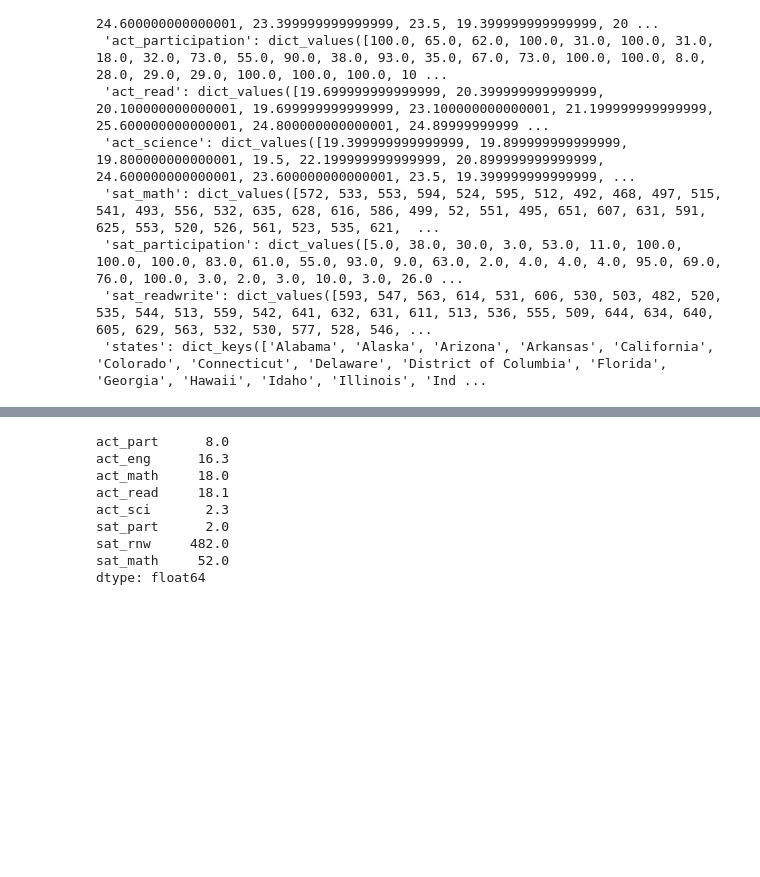
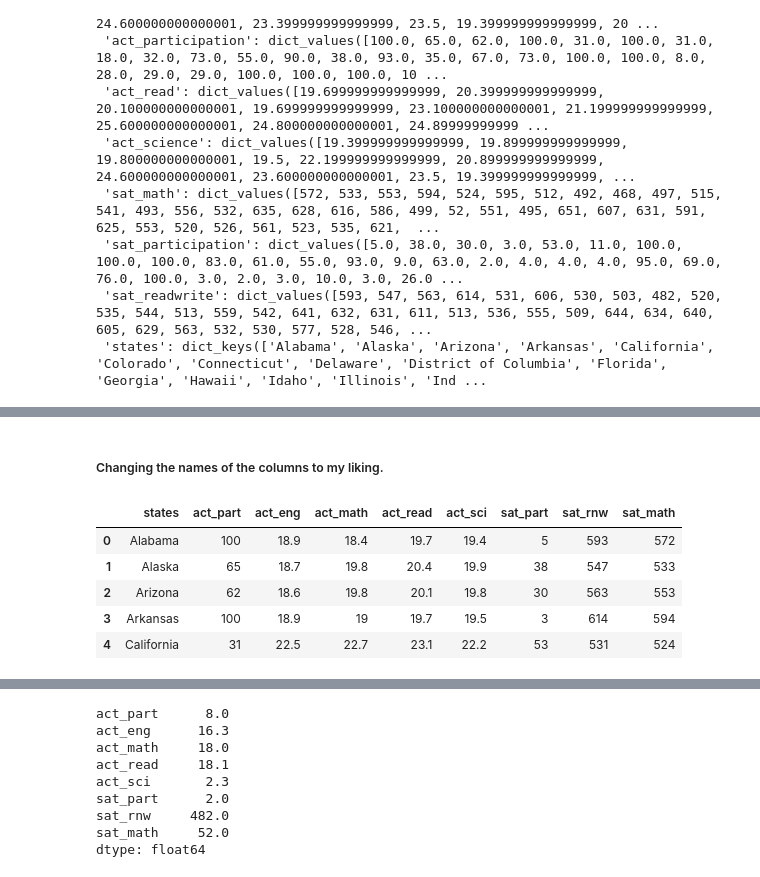
Before and after one commit to yhpf/jekyll-now, a Jupyter notebook: _posts/project_1.ipynb, the cells around one changed output, grey strips where cells are left out. Saved outputs shown, nothing was run; the diff lists cells and outputs as text; code cells hidden in the pictures; blank space fills up the shorter version.

```diff
--- a/_posts/project_1.ipynb
+++ b/_posts/project_1.ipynb
@@ -558,2 +366,4 @@ test_data
+# %% [markdown]
+##### Changing the names of the columns to my liking.
 # %%
 test_data = test_data.rename(columns = {'act_participation': 'act_part','act_english': 'act_eng', 'act_science': 'act_sci', 'sat_participation': 'sat_part', 'sat_readwrite': 'sat_rnw'})
@@ -562,2 +372,10 @@ test_data = test_data.rename(columns = {'act_participation': 'act_part','act_eng
 # %%
-# Looking at the new names
+# Looking at the new names by showing the first 5 rows of the data frame
+test_data.head()
+# %% [output]
+|  | states | act_part | act_eng | act_math | act_read | act_sci | sat_part | sat_rnw | sat_math |
+| 0 | Alabama | 100 | 18.9 | 18.4 | 19.7 | 19.4 | 5 | 593 | 572 |
+| 1 | Alaska | 65 | 18.7 | 19.8 | 20.4 | 19.9 | 38 | 547 | 533 |
+| 2 | Arizona | 62 | 18.6 | 19.8 | 20.1 | 19.8 | 30 | 563 | 553 |
+| 3 | Arkansas | 100 | 18.9 | 19 | 19.7 | 19.5 | 3 | 614 | 594 |
+| 4 | California | 31 | 22.5 | 22.7 | 23.1 | 22.2 | 53 | 531 | 524 |
```
Also changed, not shown: parts of 60 cells of this notebook.
